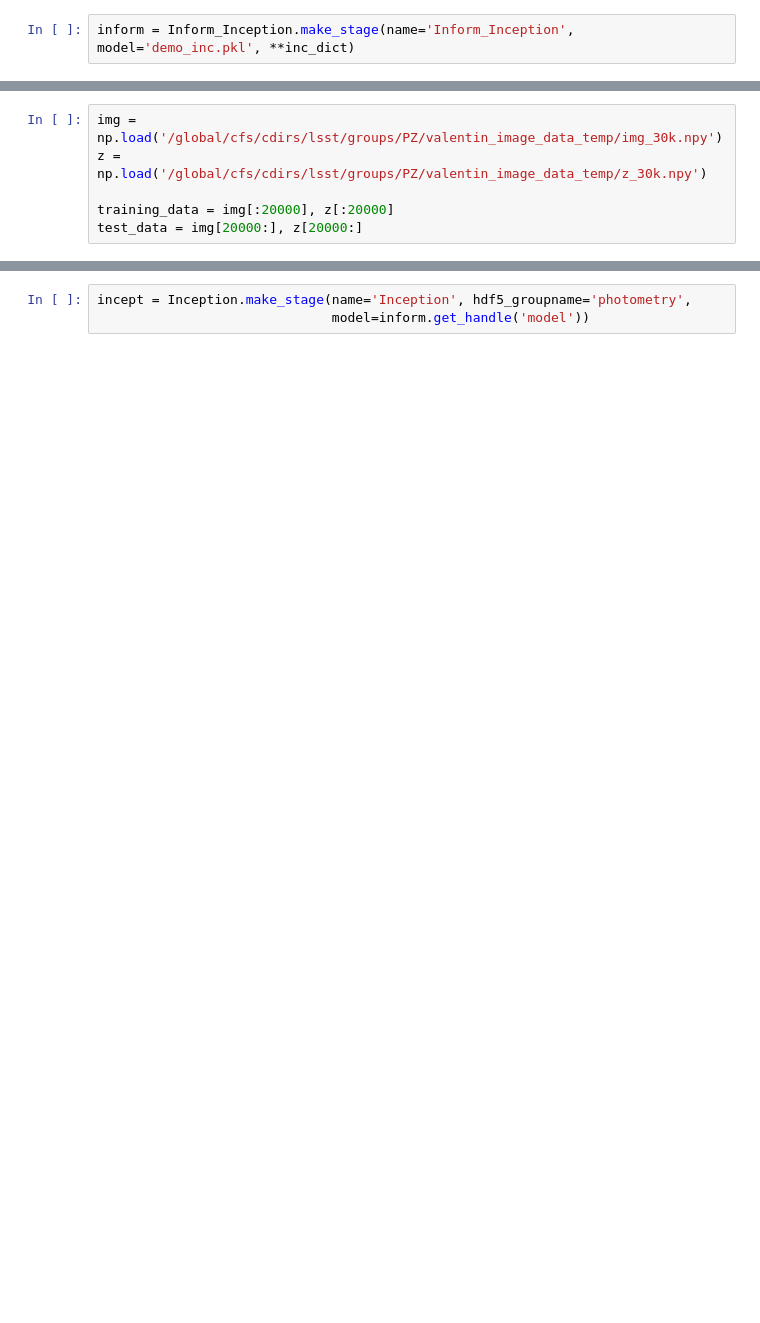
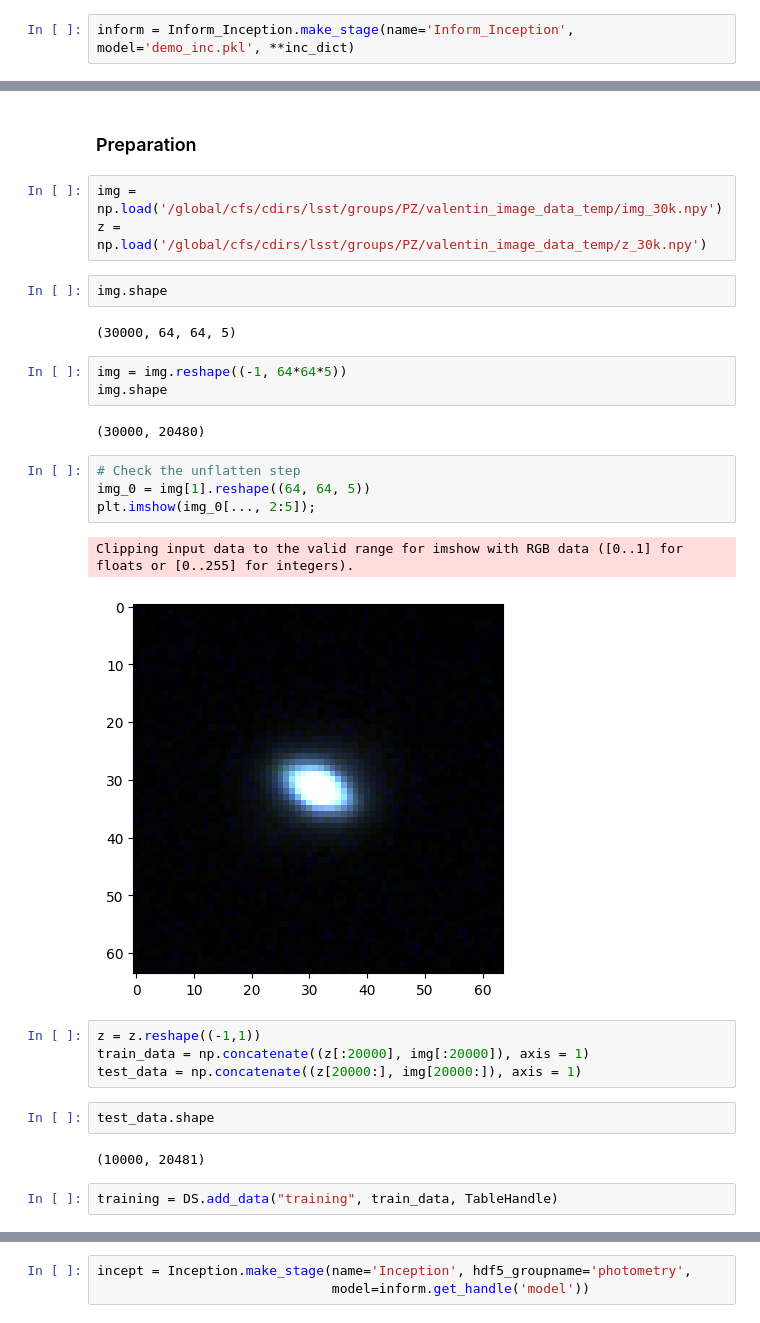
Before and after one commit to valentin-brekke/images-to-pz, a Jupyter notebook: Notebooks/rail_incep.ipynb, the cells around one changed output, grey strips where cells are left out. Drawn from its saved outputs; the diff is of its cells as text; blank space fills up the shorter version.

Commit message:
update input 2d arrays

```diff
--- a/Notebooks/rail_incep.ipynb
+++ b/Notebooks/rail_incep.ipynb
@@ -25,6 +21,31 @@ trainFile = os.path.join(RAILDIR, '/global/cfs/cdirs/lsst/groups/PZ/valentin_ima
-# %%
-img = np.load('/global/cfs/cdirs/lsst/groups/PZ/valentin_image_data_temp/img_30k.npy')
-z = np.load('/global/cfs/cdirs/lsst/groups/PZ/valentin_image_data_temp/z_30k.npy')
-
-training_data = img[:20000], z[:20000]
-test_data = img[20000:], z[20000:]
+# %% [markdown]
+### Preparation
+# %%
+img = np.load('/global/cfs/cdirs/lsst/groups/PZ/valentin_image_data_temp/img_30k.npy')
+z = np.load('/global/cfs/cdirs/lsst/groups/PZ/valentin_image_data_temp/z_30k.npy')
+# %%
+img.shape
+# %% [output]
+(30000, 64, 64, 5)
+# %%
+img = img.reshape((-1, 64*64*5))
+img.shape
+# %% [output]
+(30000, 20480)
+# %%
+# Check the unflatten step
+img_0 = img[1].reshape((64, 64, 5))
+plt.imshow(img_0[..., 2:5]);
+# %% [output]
+Clipping input data to the valid range for imshow with RGB data ([0..1] for floats or [0..255] for integers).
+[figure, added]
+# %%
+z = z.reshape((-1,1))
+train_data = np.concatenate((z[:20000], img[:20000]), axis = 1)
+test_data = np.concatenate((z[20000:], img[20000:]), axis = 1)
+# %%
+test_data.shape
+# %% [output]
+(10000, 20481)
+# %%
+training = DS.add_data("training", train_data, TableHandle)
```
Also changed, not shown: parts of 7 cells of this notebook, 1 other file.
